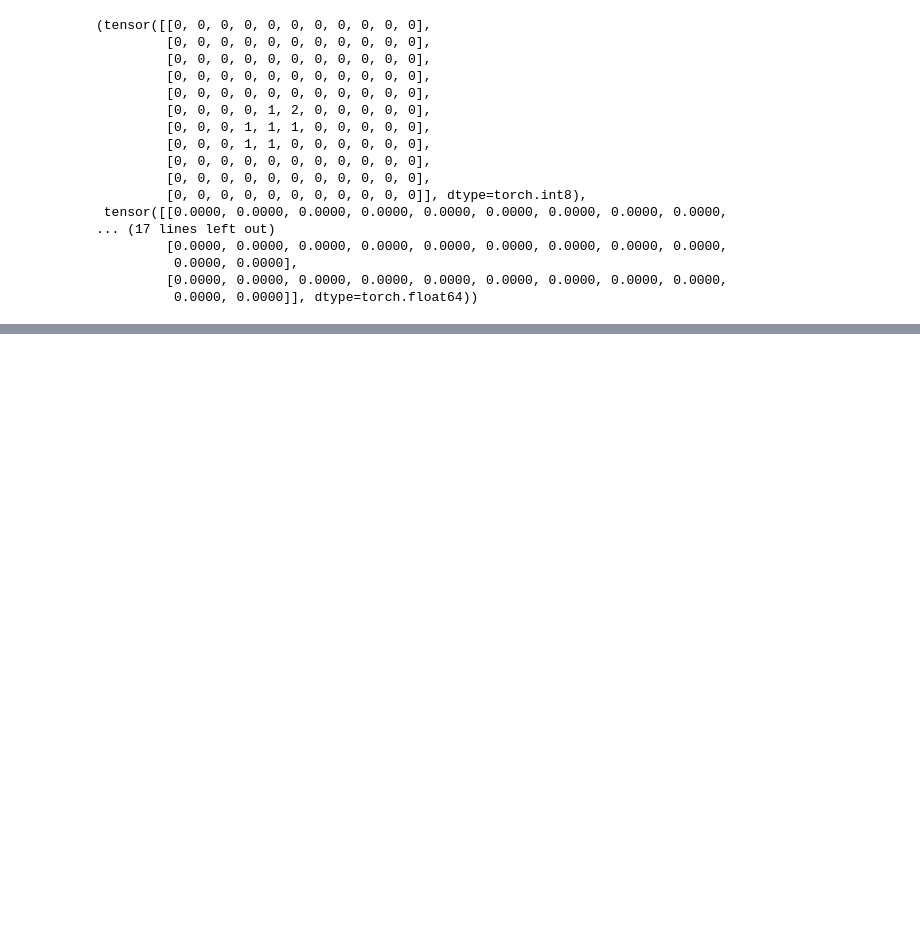
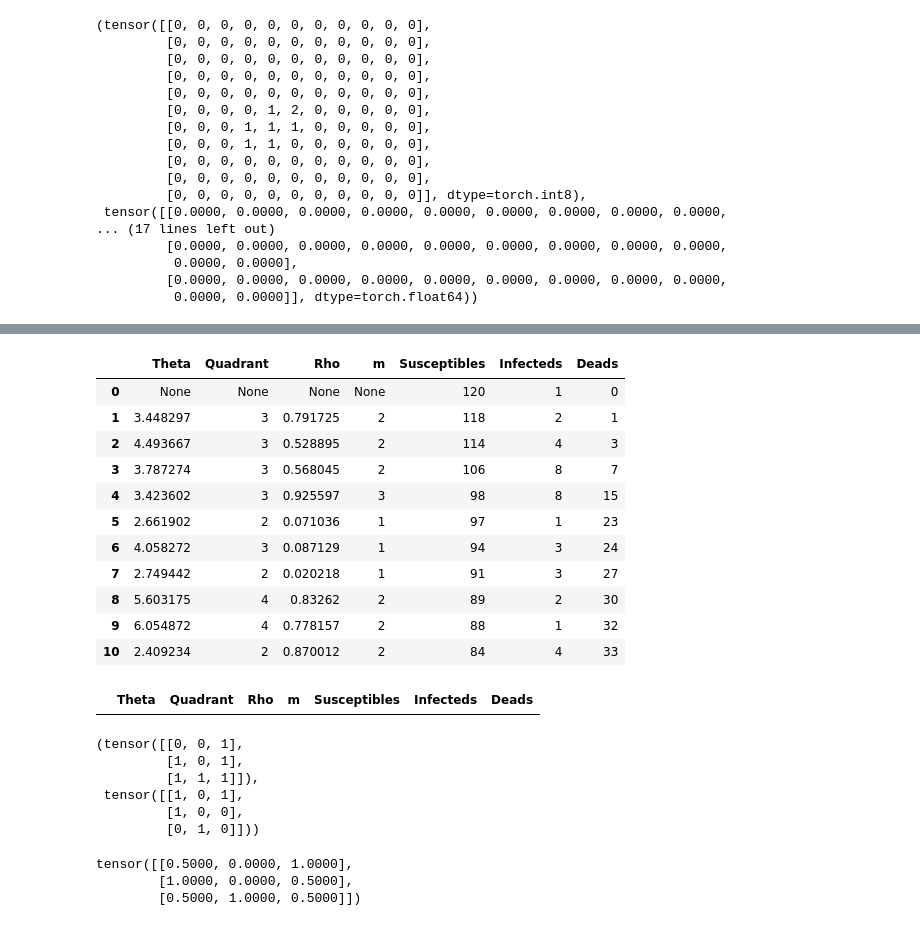
Before and after one commit to joanboterspitarch/PyTorch, a Jupyter notebook: pruebas_smodel.ipynb, the cells around one changed output, grey strips where cells are left out. Drawn from its saved outputs; the diff is of its cells as text; code cells hidden in the pictures; blank space fills up the shorter version.

```diff
--- a/pruebas_smodel.ipynb
+++ b/pruebas_smodel.ipynb
@@ -240,0 +266,18 @@ E[:,:,2], P[:,:,1]
+# %%
+df2 = grid.df[['Theta', 'Rho']].drop(0).copy()
+# %%
+E, P, df3 = SpreadModel(N=11, K=10, seed_value=0, input=True, data=df2)
+df3
+# %% [output]
+|  | Theta | Quadrant | Rho | m | Susceptibles | Infecteds | Deads |
+| 0 | None | None | None | None | 120 | 1 | 0 |
+| 1 | 3.448297 | 3 | 0.791725 | 2 | 118 | 2 | 1 |
+| 2 | 4.493667 | 3 | 0.528895 | 2 | 114 | 4 | 3 |
+| 3 | 3.787274 | 3 | 0.568045 | 2 | 106 | 8 | 7 |
+| 4 | 3.423602 | 3 | 0.925597 | 3 | 98 | 8 | 15 |
+| 5 | 2.661902 | 2 | 0.071036 | 1 | 97 | 1 | 23 |
+| 6 | 4.058272 | 3 | 0.087129 | 1 | 94 | 3 | 24 |
+| 7 | 2.749442 | 2 | 0.020218 | 1 | 91 | 3 | 27 |
+| 8 | 5.603175 | 4 | 0.83262 | 2 | 89 | 2 | 30 |
+| 9 | 6.054872 | 4 | 0.778157 | 2 | 88 | 1 | 32 |
+| 10 | 2.409234 | 2 | 0.870012 | 2 | 84 | 4 | 33 |
@@ -240,0 +288,4 @@ E[:,:,2], P[:,:,1]
+# %%
+grid2.df_MC
+# %% [output]
+|  | Theta | Quadrant | Rho | m | Susceptibles | Infecteds | Deads |
@@ -240,0 +295,15 @@ E[:,:,2], P[:,:,1]
+# %%
+A, B
+# %% [output]
+(tensor([[0, 0, 1],
+         [1, 0, 1],
+         [1, 1, 1]]),
+ tensor([[1, 0, 1],
+         [1, 0, 0],
+         [0, 1, 0]]))
+# %%
+((A==1)*1 + (B==1)*1)/2
+# %% [output]
+tensor([[0.5000, 0.0000, 1.0000],
+        [1.0000, 0.0000, 0.5000],
+        [0.5000, 1.0000, 0.5000]])
```
Also changed, not shown: parts of 18 cells of this notebook, 2 other files.
